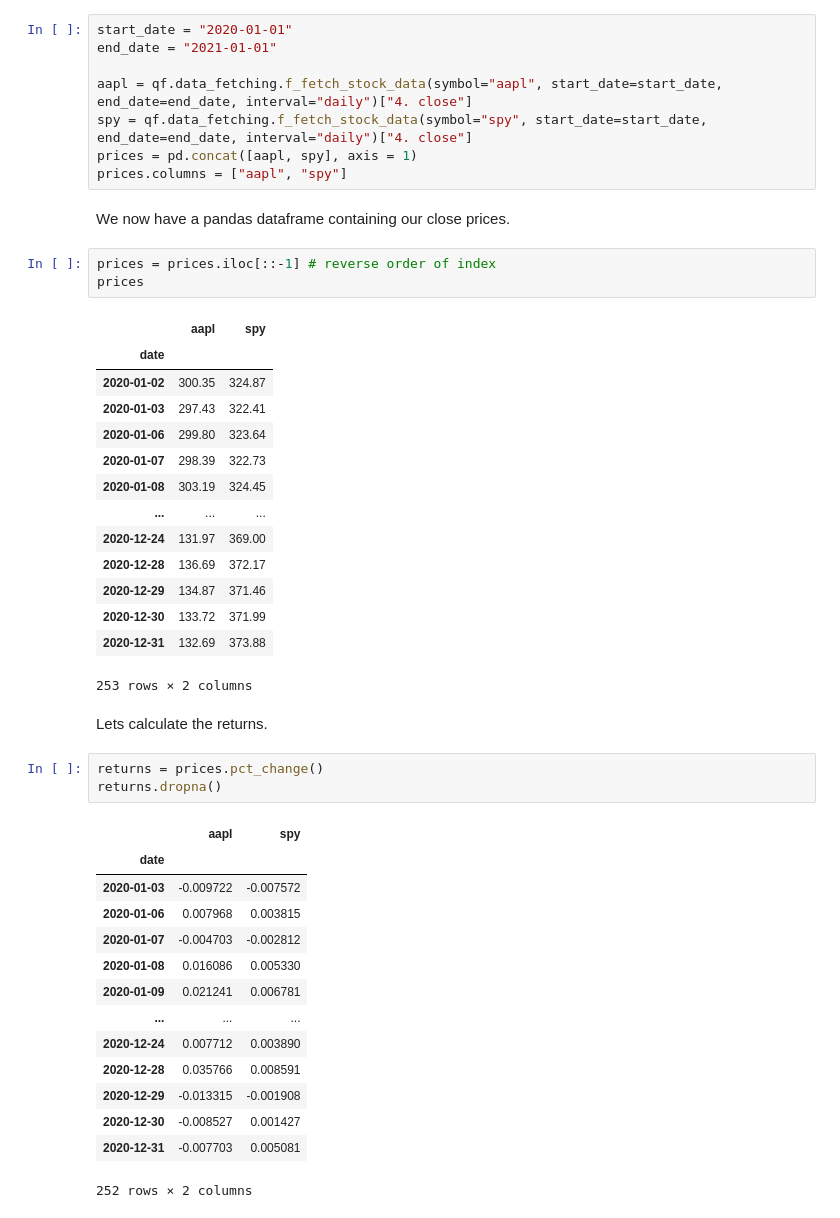
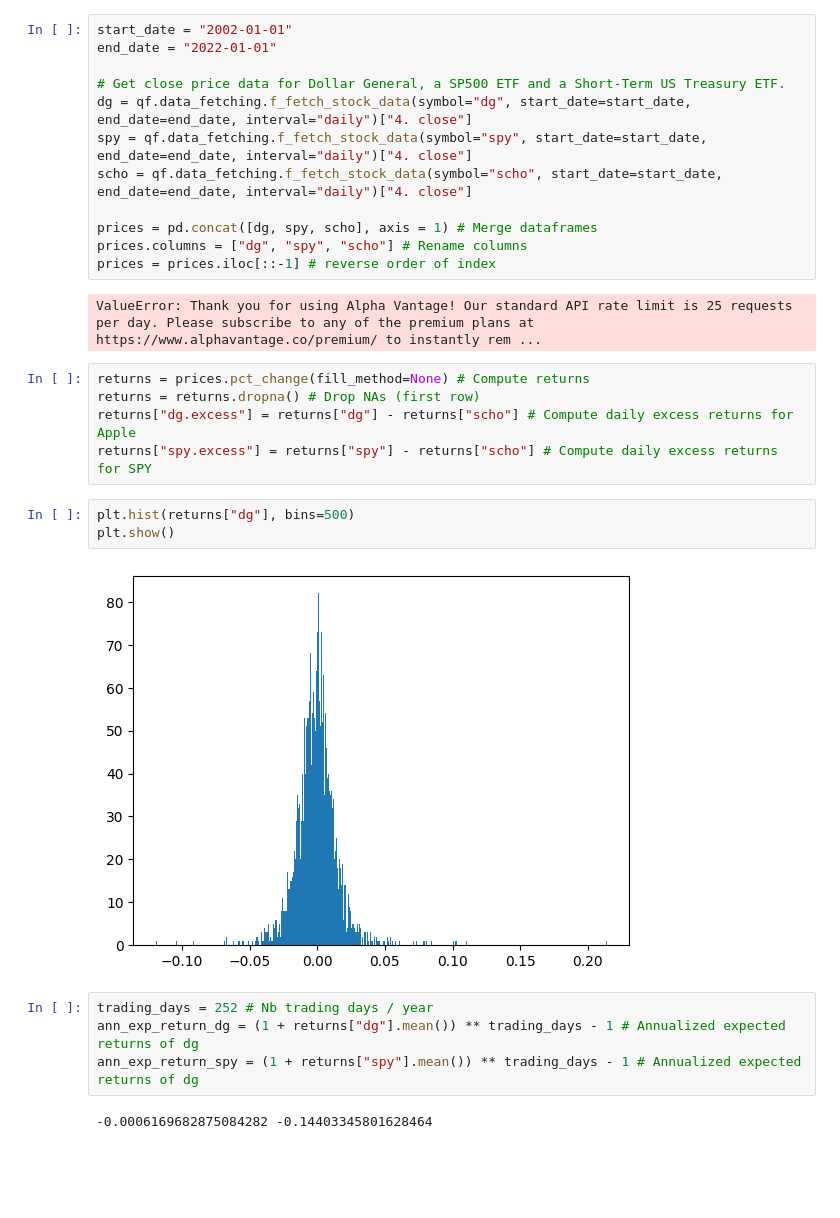
Before and after one commit to Louphi/QuantFinRessources, a Jupyter notebook: notebooks/linear_regression/linear_regression.ipynb, the cells around one changed output. Drawn from its saved outputs; the diff is of its cells as text; blank space fills up the shorter version.

```diff
--- a/notebooks/linear_regression/linear_regression.ipynb
+++ b/notebooks/linear_regression/linear_regression.ipynb
@@ -8,48 +9,30 @@ Use data fetching function to get aapl and spy close price data between the defi
 # %%
-start_date = "2020-01-01"
-end_date = "2021-01-01"
+start_date = "2002-01-01"
+end_date = "2022-01-01"
 
-aapl = qf.data_fetching.f_fetch_stock_data(symbol="aapl", start_date=start_date, end_date=end_date, interval="daily")["4. close"]
+# Get close price data for Dollar General, a SP500 ETF and a Short-Term US Treasury ETF.
+dg = qf.data_fetching.f_fetch_stock_data(symbol="dg", start_date=start_date, end_date=end_date, interval="daily")["4. close"]
 spy = qf.data_fetching.f_fetch_stock_data(symbol="spy", start_date=start_date, end_date=end_date, interval="daily")["4. close"]
-prices = pd.concat([aapl, spy], axis = 1)
-prices.columns = ["aapl", "spy"]
+scho = qf.data_fetching.f_fetch_stock_data(symbol="scho", start_date=start_date, end_date=end_date, interval="daily")["4. close"]
+
+prices = pd.concat([dg, spy, scho], axis = 1) # Merge dataframes
+prices.columns = ["dg", "spy", "scho"] # Rename columns
+prices = prices.iloc[::-1] # reverse order of index
+# %% [output]
+ValueError: Thank you for using Alpha Vantage! Our standard API rate limit is 25 requests per day. Please subscribe to any of the premium plans at https://www.alphavantage.co/premium/ to instantly rem ...
-# %% [markdown]
-We now have a pandas dataframe containing our close prices.
-# %%
-prices = prices.iloc[::-1] # reverse order of index
-prices
-# %% [output]
-|  | aapl | spy |
-| date |  |  |
-| 2020-01-02 | 300.35 | 324.87 |
-| 2020-01-03 | 297.43 | 322.41 |
-| 2020-01-06 | 299.80 | 323.64 |
-| 2020-01-07 | 298.39 | 322.73 |
-| 2020-01-08 | 303.19 | 324.45 |
-| ... | ... | ... |
-| 2020-12-24 | 131.97 | 369.00 |
-| 2020-12-28 | 136.69 | 372.17 |
-| 2020-12-29 | 134.87 | 371.46 |
-| 2020-12-30 | 133.72 | 371.99 |
-| 2020-12-31 | 132.69 | 373.88 |
-253 rows × 2 columns
-# %% [markdown]
-Lets calculate the returns.
-# %%
-returns = prices.pct_change()
-returns.dropna()
-# %% [output]
-|  | aapl | spy |
-| date |  |  |
-| 2020-01-03 | -0.009722 | -0.007572 |
-| 2020-01-06 | 0.007968 | 0.003815 |
-| 2020-01-07 | -0.004703 | -0.002812 |
-| 2020-01-08 | 0.016086 | 0.005330 |
-| 2020-01-09 | 0.021241 | 0.006781 |
-| ... | ... | ... |
-| 2020-12-24 | 0.007712 | 0.003890 |
-| 2020-12-28 | 0.035766 | 0.008591 |
-| 2020-12-29 | -0.013315 | -0.001908 |
-| 2020-12-30 | -0.008527 | 0.001427 |
-| 2020-12-31 | -0.007703 | 0.005081 |
-252 rows × 2 columns
+# %%
+returns = prices.pct_change(fill_method=None) # Compute returns
+returns = returns.dropna() # Drop NAs (first row)
+returns["dg.excess"] = returns["dg"] - returns["scho"] # Compute daily excess returns for Apple
+returns["spy.excess"] = returns["spy"] - returns["scho"] # Compute daily excess returns for SPY
+# %%
+plt.hist(returns["dg"], bins=500)
+plt.show()
+# %% [output]
+[figure, added]
+# %%
+trading_days = 252 # Nb trading days / year
+ann_exp_return_dg = (1 + returns["dg"].mean()) ** trading_days - 1 # Annualized expected returns of dg
+ann_exp_return_spy = (1 + returns["spy"].mean()) ** trading_days - 1 # Annualized expected returns of dg
+# %% [output]
+-0.0006169682875084282 -0.14403345801628464
```
Also changed, not shown: parts of 8 cells of this notebook.
